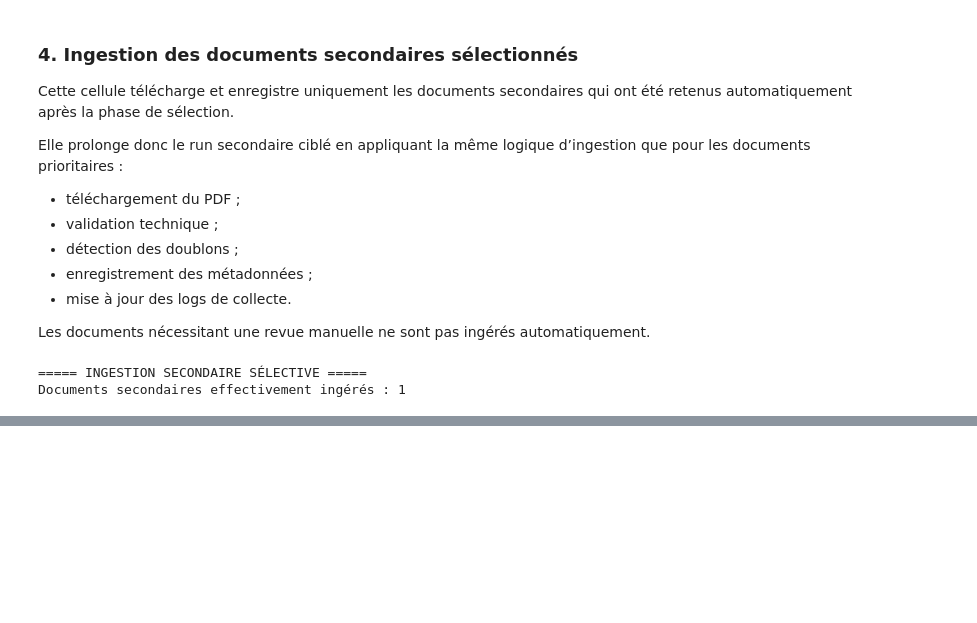
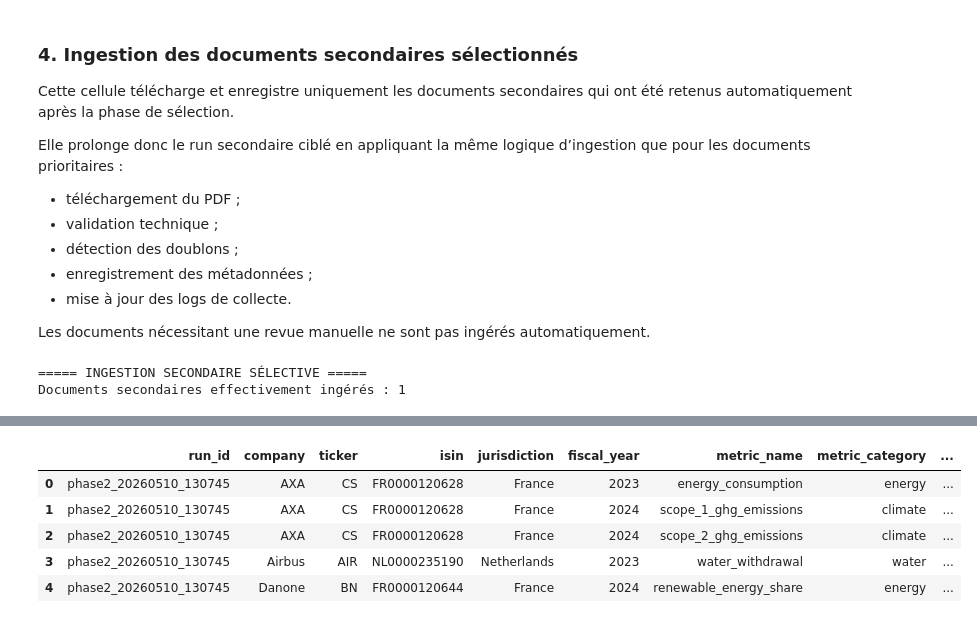
Before and after one commit to cheickoumarsanogo695-lang/Quantitative-ESG-Sustainable-Investing-Pipeline, a Jupyter notebook: ESG_quant_project.ipynb, the cells around one changed output, grey strips where cells are left out. Saved outputs shown, nothing was run; the diff lists cells and outputs as text; code cells hidden in the pictures; blank space fills up the shorter version.

Commit message:
Build end-to-end ESG data collection and extraction pipeline

```diff
--- a/ESG_quant_project.ipynb
+++ b/ESG_quant_project.ipynb
@@ -2261,0 +6983,87 @@ Documents secondaires effectivement ingérés : 1
+# %%
+# ============================================================
+# 15. BASE FINALE DES MÉTRIQUES RETENUES
+# ============================================================
+
+FINAL_RETAINED_PANEL_PATH = PANEL_DIR / "esg_panel_retained_metrics.csv"
+
+
+def build_retained_metrics_panel(
+    company_year_panel_df,
+    retained_statuses=None,
+    output_path=FINAL_RETAINED_PANEL_PATH
+):
+    """
+    Construit la base finale des métriques retenues.
+
+    Par défaut, seules les métriques AUTO_VALIDATED sont conservées.
+    """
+
+    if retained_statuses is None:
+        retained_statuses = ["AUTO_VALIDATED"]
+
+    if company_year_panel_df is None or len(company_year_panel_df) == 0:
+        retained_panel = pd.DataFrame(columns=COMPANY_YEAR_PANEL_COLUMNS)
+        write_dataframe(retained_panel, output_path)
+        return retained_panel
+
+    retained_panel = company_year_panel_df[
+        company_year_panel_df["validation_status"].isin(retained_statuses)
+    ].copy()
+
+    retained_panel = retained_panel[
+        retained_panel["metric_value"].notna()
+    ].copy()
+
+    retained_panel = ensure_dataframe_schema(
+        retained_panel,
+        COMPANY_YEAR_PANEL_COLUMNS
+    )
+
+    retained_panel = retained_panel.sort_values(
+        ["company", "fiscal_year", "metric_name"]
+    ).reset_index(drop=True)
+
+    write_dataframe(retained_panel, output_path)
+
+    return retained_panel
+
+
+def summarize_retained_metrics_panel(retained_panel_df):
+    """
+    Résume la base finale retenue.
+    """
+
+    print("Résumé de la base finale retenue :")
+
+    if retained_panel_df is None or len(retained_panel_df) == 0:
+        print("Aucune métrique automatiquement validée retenue.")
+        return
+
+    print(f"Nombre de lignes retenues : {len(retained_panel_df)}")
+    print(f"Nombre d'entreprises couvertes : {retained_panel_df['company'].nunique()}")
+    print(f"Nombre d'années fiscales : {retained_panel_df['fiscal_year'].nunique()}")
+    print(f"Nombre de métriques distinctes : {retained_panel_df['metric_name'].nunique()}")
+
+    print("\nMétriques retenues :")
+    display(retained_panel_df["metric_name"].value_counts())
+
+    print("\nCouverture par entreprise :")
+    display(
+        retained_panel_df
+        .groupby("company")["metric_name"]
+        .nunique()
+        .sort_values(ascending=False)
+    )
+
+
+retained_esg_panel_df = build_retained_metrics_panel(
+    company_year_panel_df=company_year_esg_panel_df,
+    retained_statuses=["AUTO_VALIDATED"],
+    output_path=FINAL_RETAINED_PANEL_PATH
+)
+
+summarize_retained_metrics_panel(retained_esg_panel_df)
+
+display(retained_esg_panel_df.head())
+# %% [output]
@@ -2261,0 +7094,6 @@ Documents secondaires effectivement ingérés : 1
+|  | run_id | company | ticker | isin | jurisdiction | fiscal_year | metric_name | metric_category | ... |
+| 0 | phase2_20260510_130745 | AXA | CS | FR0000120628 | France | 2023 | energy_consumption | energy | ... |
+| 1 | phase2_20260510_130745 | AXA | CS | FR0000120628 | France | 2024 | scope_1_ghg_emissions | climate | ... |
+| 2 | phase2_20260510_130745 | AXA | CS | FR0000120628 | France | 2024 | scope_2_ghg_emissions | climate | ... |
+| 3 | phase2_20260510_130745 | Airbus | AIR | NL0000235190 | Netherlands | 2023 | water_withdrawal | water | ... |
+| 4 | phase2_20260510_130745 | Danone | BN | FR0000120644 | France | 2024 | renewable_energy_share | energy | ... |
```
Also changed, not shown: parts of 31 cells of this notebook.
